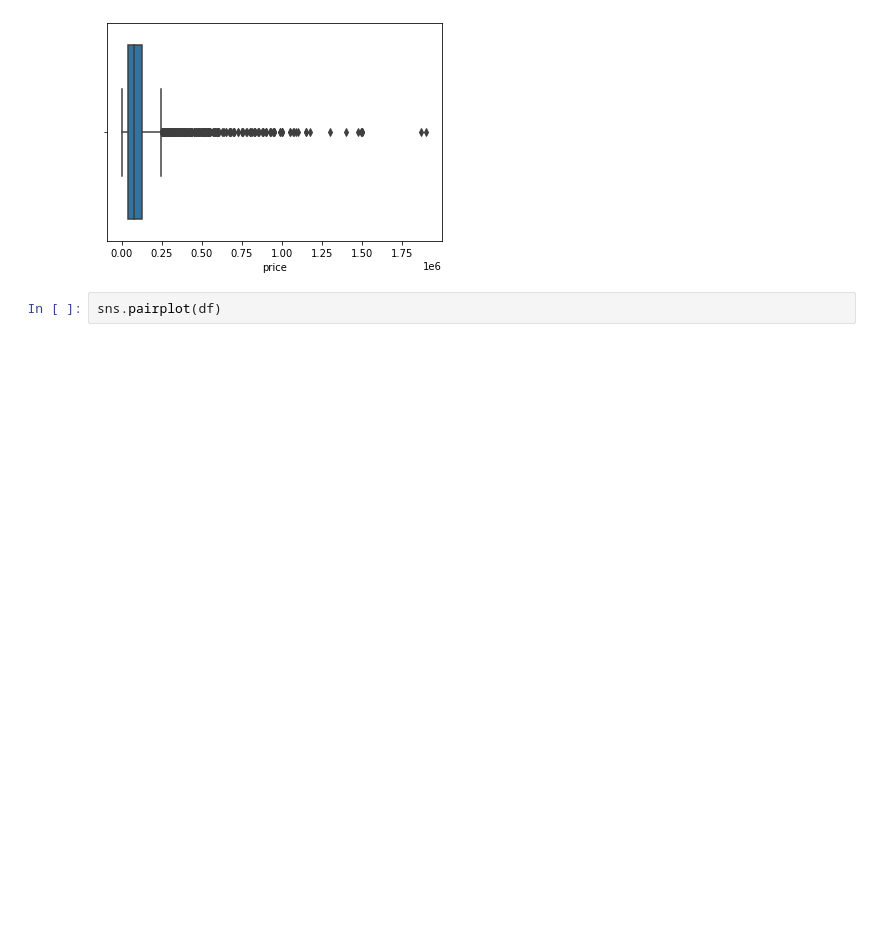
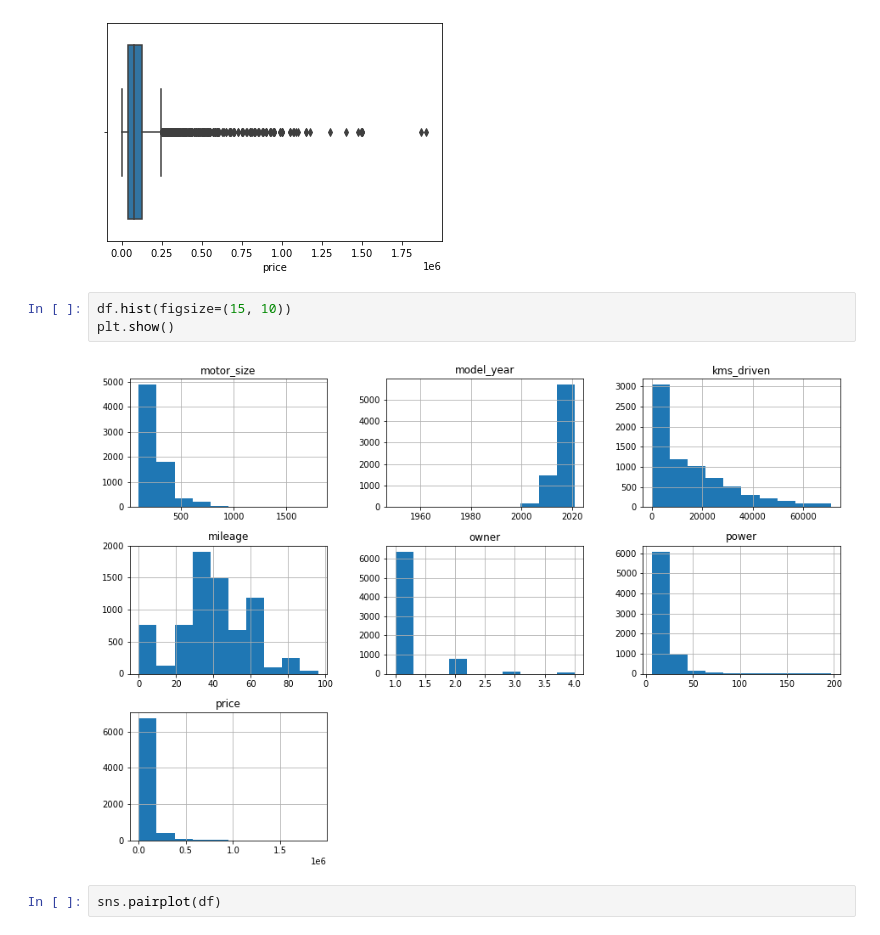
Before and after one commit to alexrods/Used-Bikes-Prices-Indian, a Jupyter notebook: notebooks/2.0-motorcycles-visuzlizations-fix-outliers.ipynb, the cells around one changed output. Cells and saved outputs as stored; diff of their text form; blank space fills up the shorter version.

```diff
--- a/notebooks/2.0-motorcycles-visuzlizations-fix-outliers.ipynb
+++ b/notebooks/2.0-motorcycles-visuzlizations-fix-outliers.ipynb
@@ -76,6 +76,11 @@ sns.boxplot(x=df['price'])
 # %% [output]
 <AxesSubplot:xlabel='price'>
 [figure]
+# %%
+df.hist(figsize=(15, 10))
+plt.show()
+# %% [output]
+[figure, added]
 # %%
 sns.pairplot(df)
 # %% [output]
```
